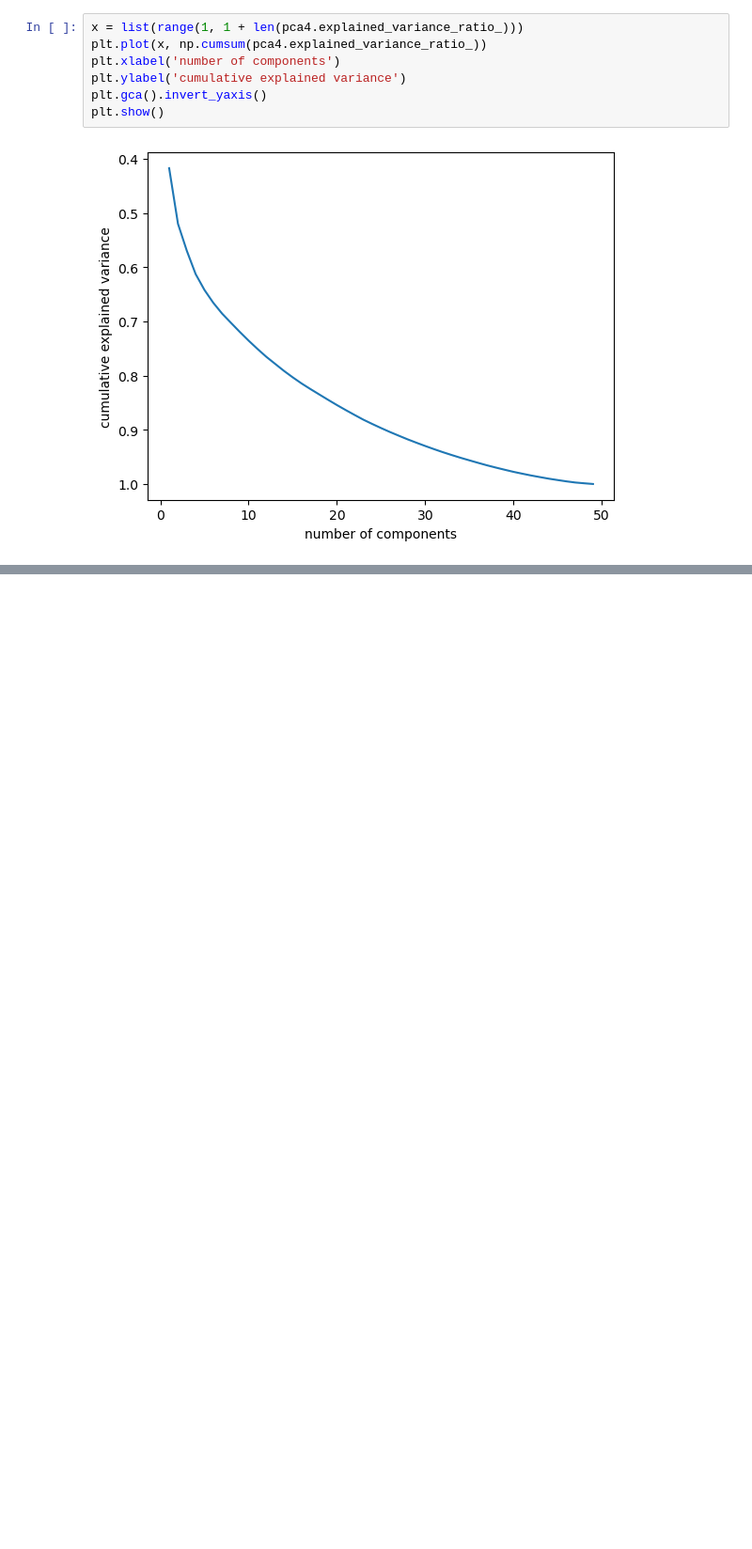
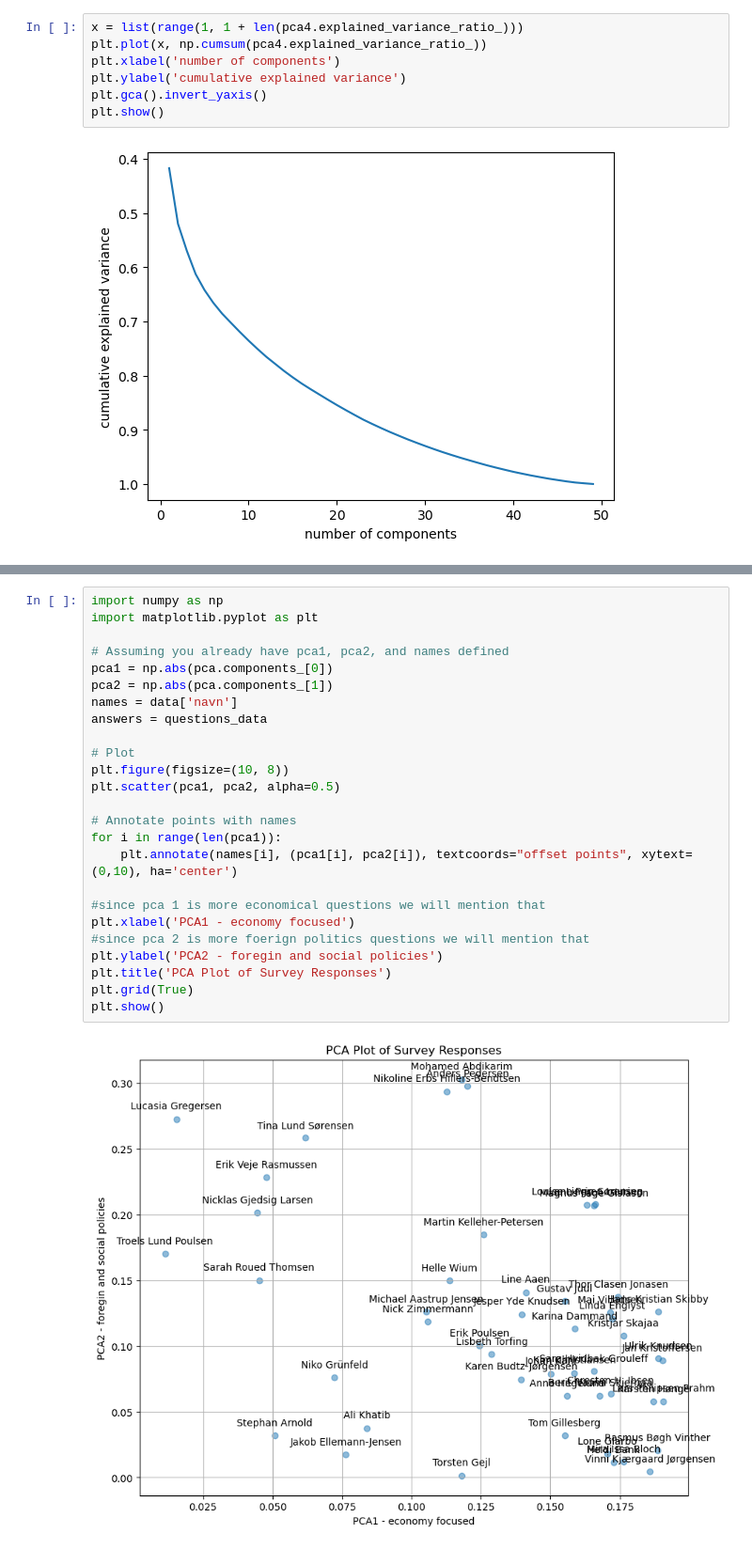
Before and after one commit to MAL-flowdemort/assignment_5, a Jupyter notebook: Candidate Test 2022 II.ipynb, the cells around one changed output, grey strips where cells are left out. Shown at 94% size. Cells and saved outputs as stored; diff of their text form; blank space fills up the shorter version.

```diff
--- a/Candidate Test 2022 II.ipynb
+++ b/Candidate Test 2022 II.ipynb
@@ -351,0 +436,27 @@ note: small differences can be visible in both the size and perhaps the placemen
+# %%
+import numpy as np
+import matplotlib.pyplot as plt
+
+# Assuming you already have pca1, pca2, and names defined
+pca1 = np.abs(pca.components_[0])
+pca2 = np.abs(pca.components_[1])
+names = data['navn']
+answers = questions_data
+
+# Plot
+plt.figure(figsize=(10, 8))
+plt.scatter(pca1, pca2, alpha=0.5)
+
+# Annotate points with names
+for i in range(len(pca1)):
+    plt.annotate(names[i], (pca1[i], pca2[i]), textcoords="offset points", xytext=(0,10), ha='center')
+
+#since pca 1 is more economical questions we will mention that
+plt.xlabel('PCA1 - economy focused')
+#since pca 2 is more foerign politics questions we will mention that
+plt.ylabel('PCA2 - foregin and social policies')
+plt.title('PCA Plot of Survey Responses')
+plt.grid(True)
+plt.show()
+# %% [output]
+[figure, added]
```
Also changed, not shown: parts of 39 cells of this notebook.
